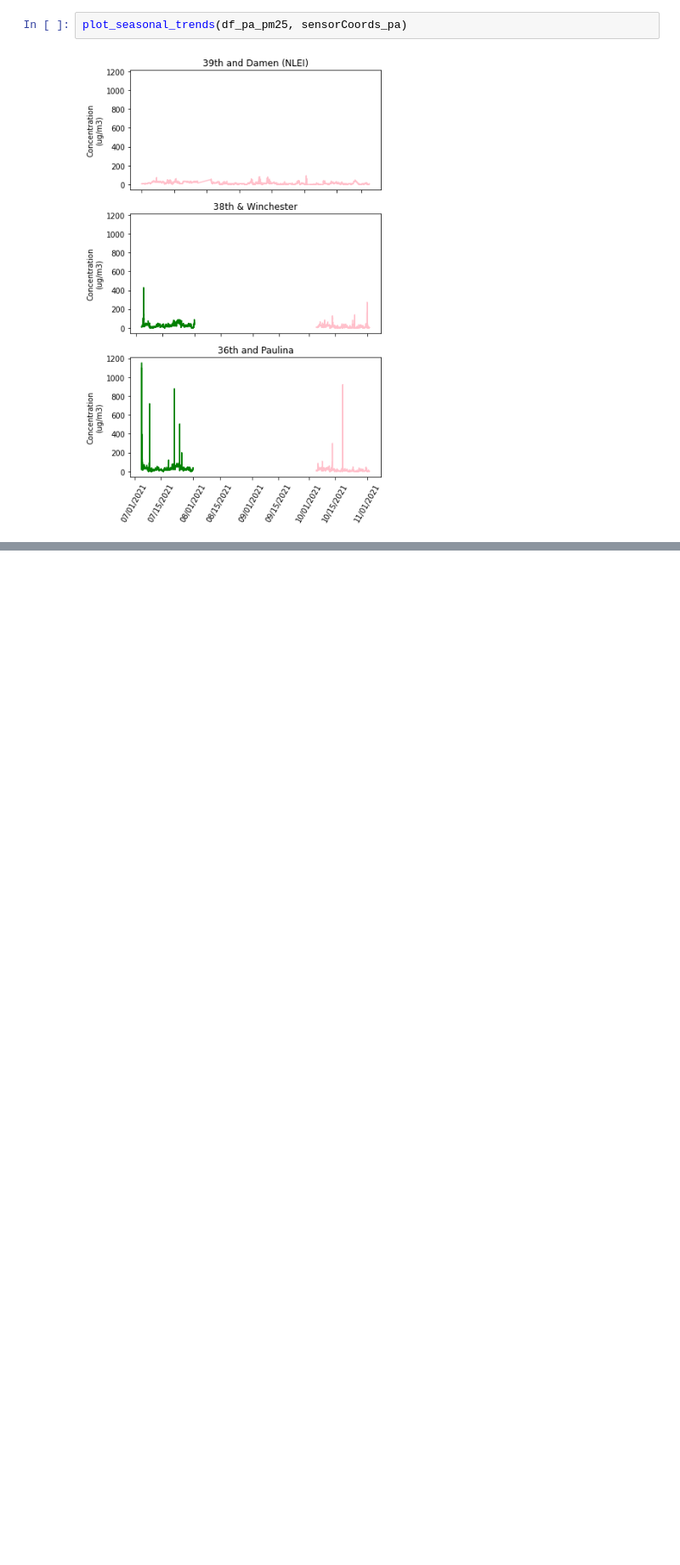
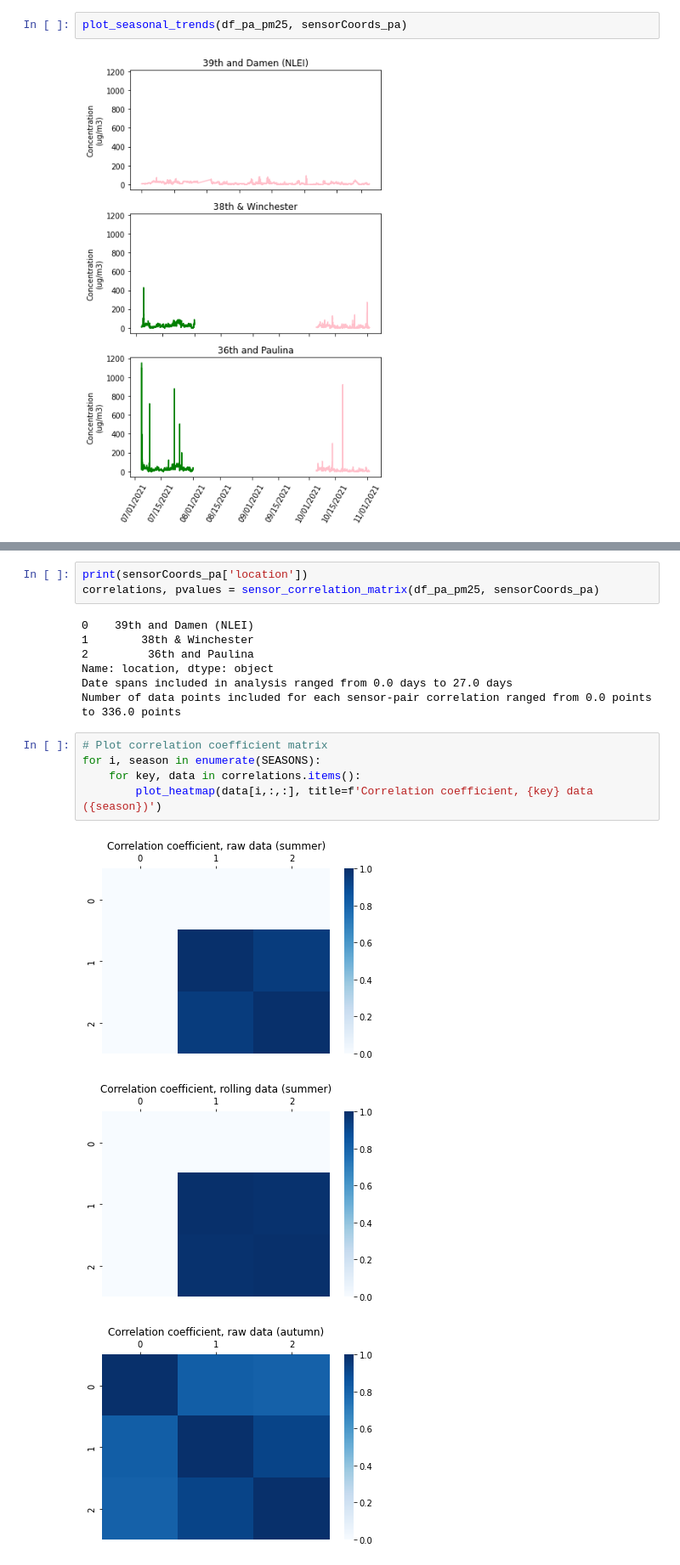
Before and after one commit to code-312/Air-Quality, a Jupyter notebook: notebooks/compare_airnow_and_purpleair.ipynb, the cells around one changed output, grey strips where cells are left out. Shown at 85% size. Drawn from its saved outputs; the diff is of its cells as text; blank space fills up the shorter version.

```diff
--- a/notebooks/compare_airnow_and_purpleair.ipynb
+++ b/notebooks/compare_airnow_and_purpleair.ipynb
@@ -365,0 +413,19 @@ AirNow sensors:
+# %%
+print(sensorCoords_pa['location'])
+correlations, pvalues = sensor_correlation_matrix(df_pa_pm25, sensorCoords_pa)
+# %% [output]
+0    39th and Damen (NLEI)
+1        38th & Winchester
+2         36th and Paulina
+Name: location, dtype: object
+Date spans included in analysis ranged from 0.0 days to 27.0 days
+Number of data points included for each sensor-pair correlation ranged from 0.0 points to 336.0 points
+# %%
+# Plot correlation coefficient matrix
+for i, season in enumerate(SEASONS):
+    for key, data in correlations.items():
+        plot_heatmap(data[i,:,:], title=f'Correlation coefficient, {key} data ({season})')
+# %% [output]
+[figure, added]
+[figure, added]
+[figure, added]
```
Also changed, not shown: parts of 34 cells of this notebook.
